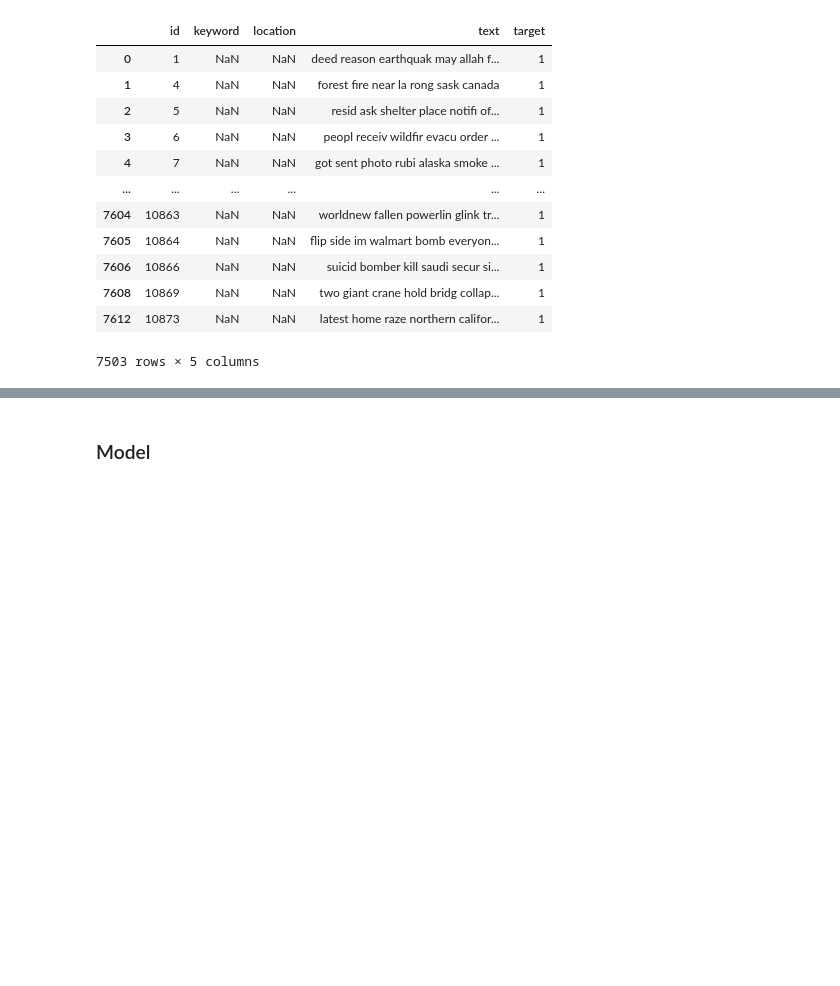
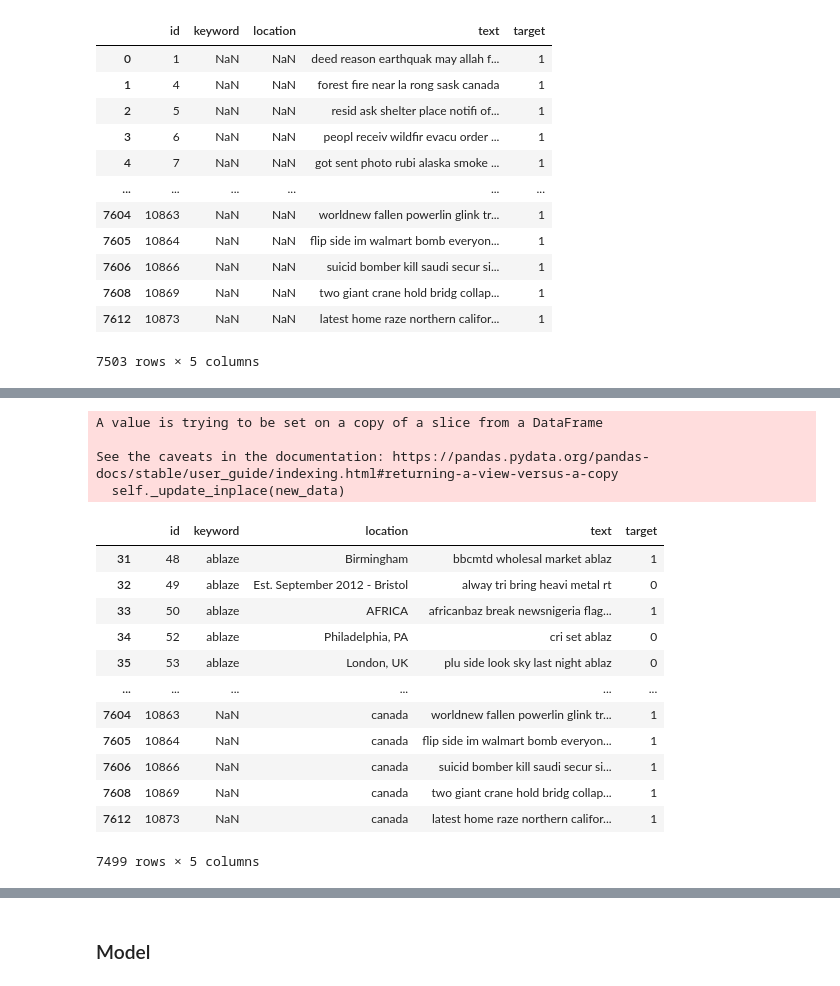
Before and after one commit to TebogoNkomondo/realOrFake, a Jupyter notebook: KerasEmbeddingLayer.ipynb, the cells around one changed output, grey strips where cells are left out. Cells and saved outputs as stored; diff of their text form; code cells hidden in the pictures; blank space fills up the shorter version.

```diff
--- a/KerasEmbeddingLayer.ipynb
+++ b/KerasEmbeddingLayer.ipynb
@@ -167 +206,41 @@ data_without_tockenization
+# %%
+df_new.dropna(subset=['location'], inplace=True)
+usa = df1[:497]
+new_york = df1[498:994]
+united_states = df1[995:1490]
+london = df1[1491:1986]
+canada = df1[1987:2482]
+
+# filling missing values with top 5 most used locations
+usa['location'].fillna('usa', inplace=True)
+new_york['location'].fillna('new york', inplace=True)
+united_states['location'].fillna('united states', inplace=True)
+london['location'].fillna('london', inplace=True)
+canada['location'].fillna('canada', inplace=True)
+
+# Merging the dataframes
+df2 = usa.append(new_york)
+df3 = df2.append(united_states)
+df4 = df3.append(london)
+df5 = df4.append(canada)
+final_df = df_new.append(df5)
+final_df
+# %% [output]
+A value is trying to be set on a copy of a slice from a DataFrame
+
+See the caveats in the documentation: https://pandas.pydata.org/pandas-docs/stable/user_guide/indexing.html#returning-a-view-versus-a-copy
+  self._update_inplace(new_data)
+|  | id | keyword | location | text | target |
+| 31 | 48 | ablaze | Birmingham | bbcmtd wholesal market ablaz | 1 |
+| 32 | 49 | ablaze | Est. September 2012 - Bristol | alway tri bring heavi metal rt | 0 |
+| 33 | 50 | ablaze | AFRICA | africanbaz break newsnigeria flag... | 1 |
+| 34 | 52 | ablaze | Philadelphia, PA | cri set ablaz | 0 |
+| 35 | 53 | ablaze | London, UK | plu side look sky last night ablaz | 0 |
+| ... | ... | ... | ... | ... | ... |
+| 7604 | 10863 | NaN | canada | worldnew fallen powerlin glink tr... | 1 |
+| 7605 | 10864 | NaN | canada | flip side im walmart bomb everyon... | 1 |
+| 7606 | 10866 | NaN | canada | suicid bomber kill saudi secur si... | 1 |
+| 7608 | 10869 | NaN | canada | two giant crane hold bridg collap... | 1 |
+| 7612 | 10873 | NaN | canada | latest home raze northern califor... | 1 |
+7499 rows × 5 columns
 # %%
```
Also changed, not shown: parts of 11 cells of this notebook, 5 other files.
